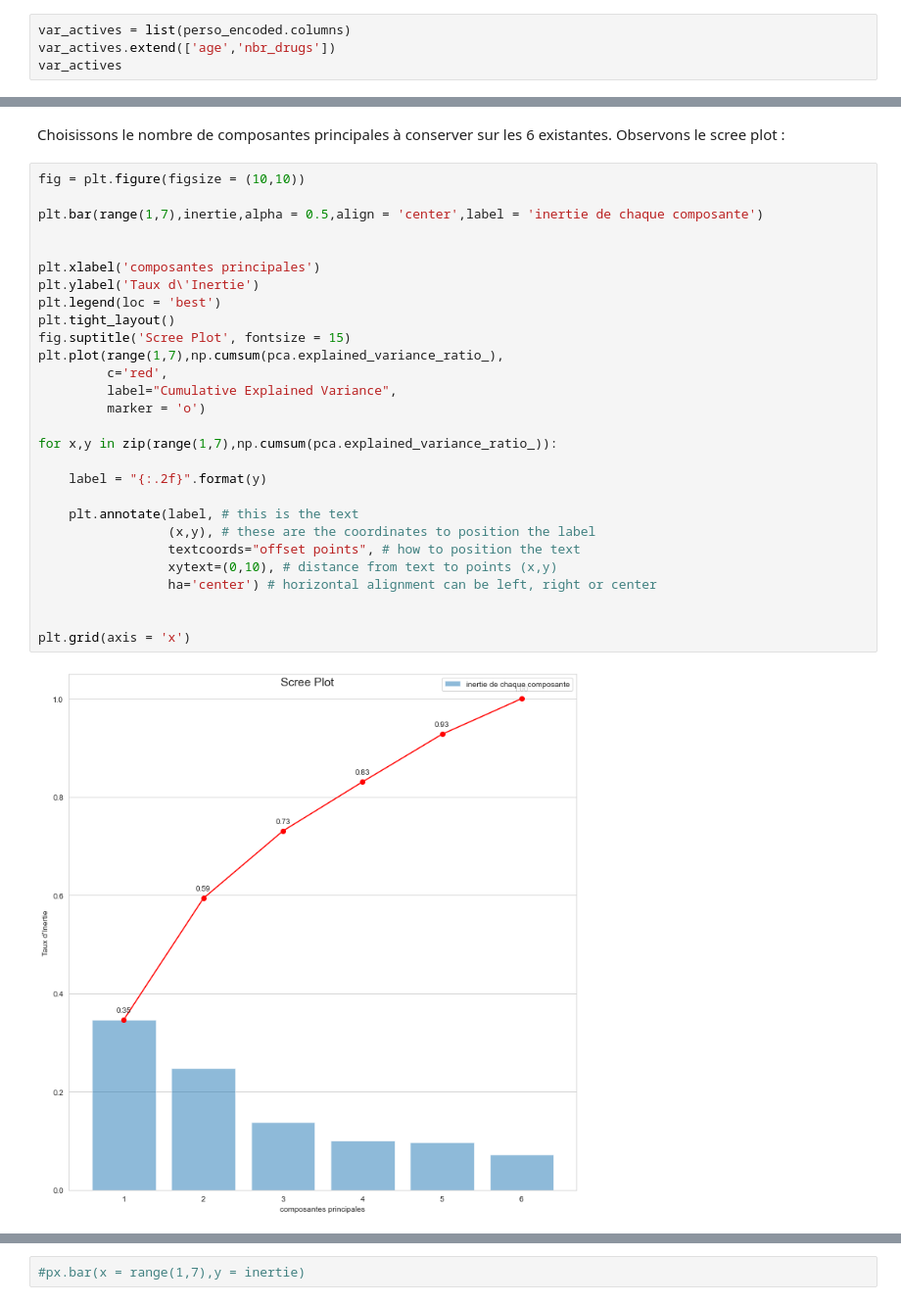
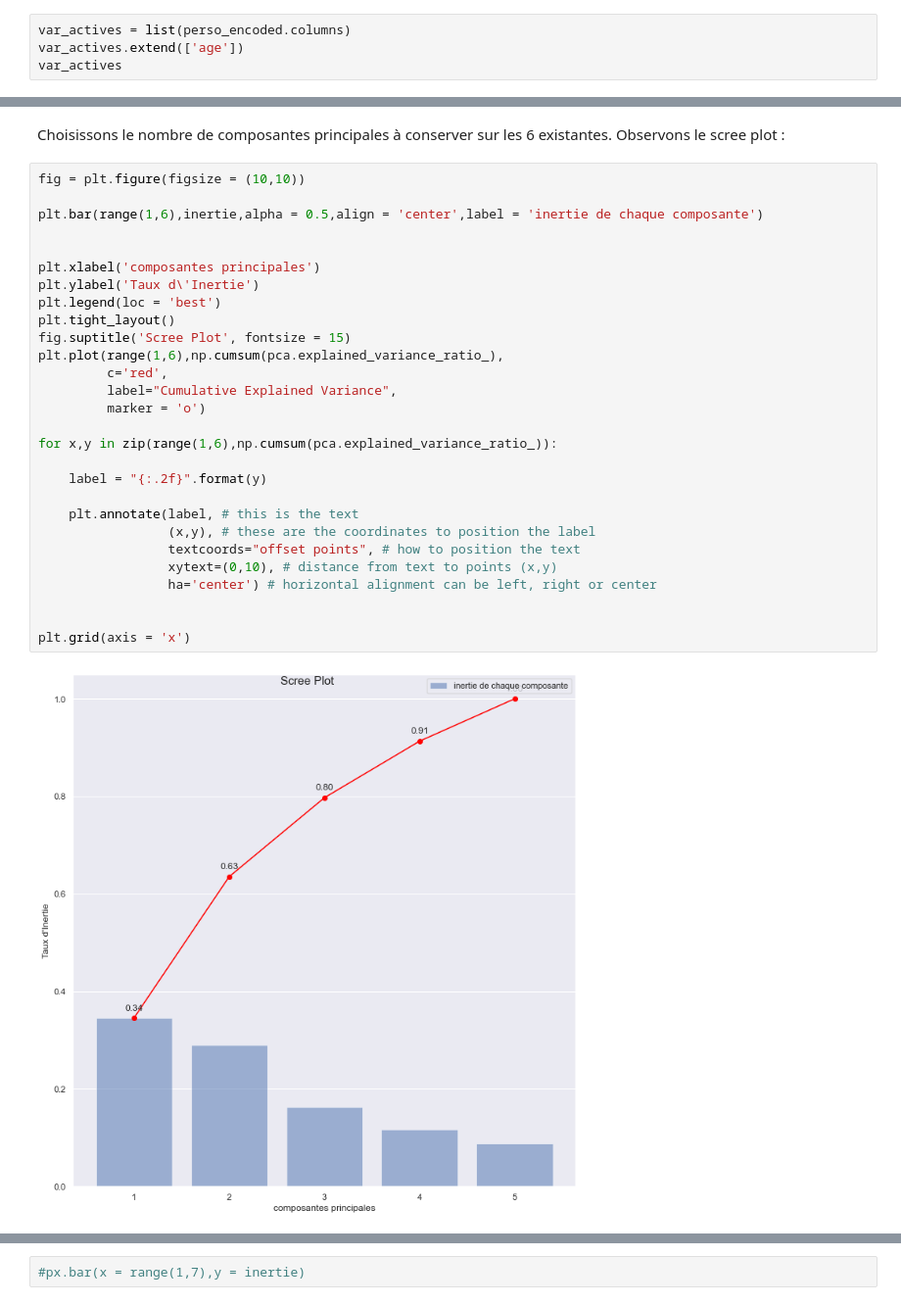
Before and after one commit to RayaneBDJ/Data-Analysis, a Jupyter notebook: FinalTP.ipynb, the cells around one changed output, grey strips where cells are left out. Shown at 98% size. Saved outputs shown, nothing was run; the diff lists cells and outputs as text.

```diff
--- a/FinalTP.ipynb
+++ b/FinalTP.ipynb
@@ -1682,6 +1687,6 @@ En premier, nous devons faire quelques observations à l'aide de l'ACP :
 - variables supps : toutes vars qui sont catégoriques
 # %%
 var_actives = list(perso_encoded.columns)
-var_actives.extend(['age','nbr_drugs'])
+var_actives.extend(['age'])
 var_actives
 # %% [output]
@@ -1820,31 +1818,31 @@ Observons le scree plot :
 # %%
 fig = plt.figure(figsize = (10,10))
 
-plt.bar(range(1,7),inertie,alpha = 0.5,align = 'center',label = 'inertie de chaque composante')
+plt.bar(range(1,6),inertie,alpha = 0.5,align = 'center',label = 'inertie de chaque composante')
 
 
 plt.xlabel('composantes principales')
 plt.ylabel('Taux d\'Inertie')
 plt.legend(loc = 'best')
 plt.tight_layout()
 fig.suptitle('Scree Plot', fontsize = 15)
-plt.plot(range(1,7),np.cumsum(pca.explained_variance_ratio_),
+plt.plot(range(1,6),np.cumsum(pca.explained_variance_ratio_),
          c='red',
          label="Cumulative Explained Variance",
          marker = 'o')
 
-for x,y in zip(range(1,7),np.cumsum(pca.explained_variance_ratio_)):
+for x,y in zip(range(1,6),np.cumsum(pca.explained_variance_ratio_)):
 
     label = "{:.2f}".format(y)
 
     plt.annotate(label, # this is the text
                  (x,y), # these are the coordinates to position the label
                  textcoords="offset points", # how to position the text
                  xytext=(0,10), # distance from text to points (x,y)
                  ha='center') # horizontal alignment can be left, right or center
 
 
 plt.grid(axis = 'x')
 # %% [output]
-[figure, old version]
+[figure, new version]
 # %% [markdown]
```
Also changed, not shown: parts of 53 cells of this notebook.
